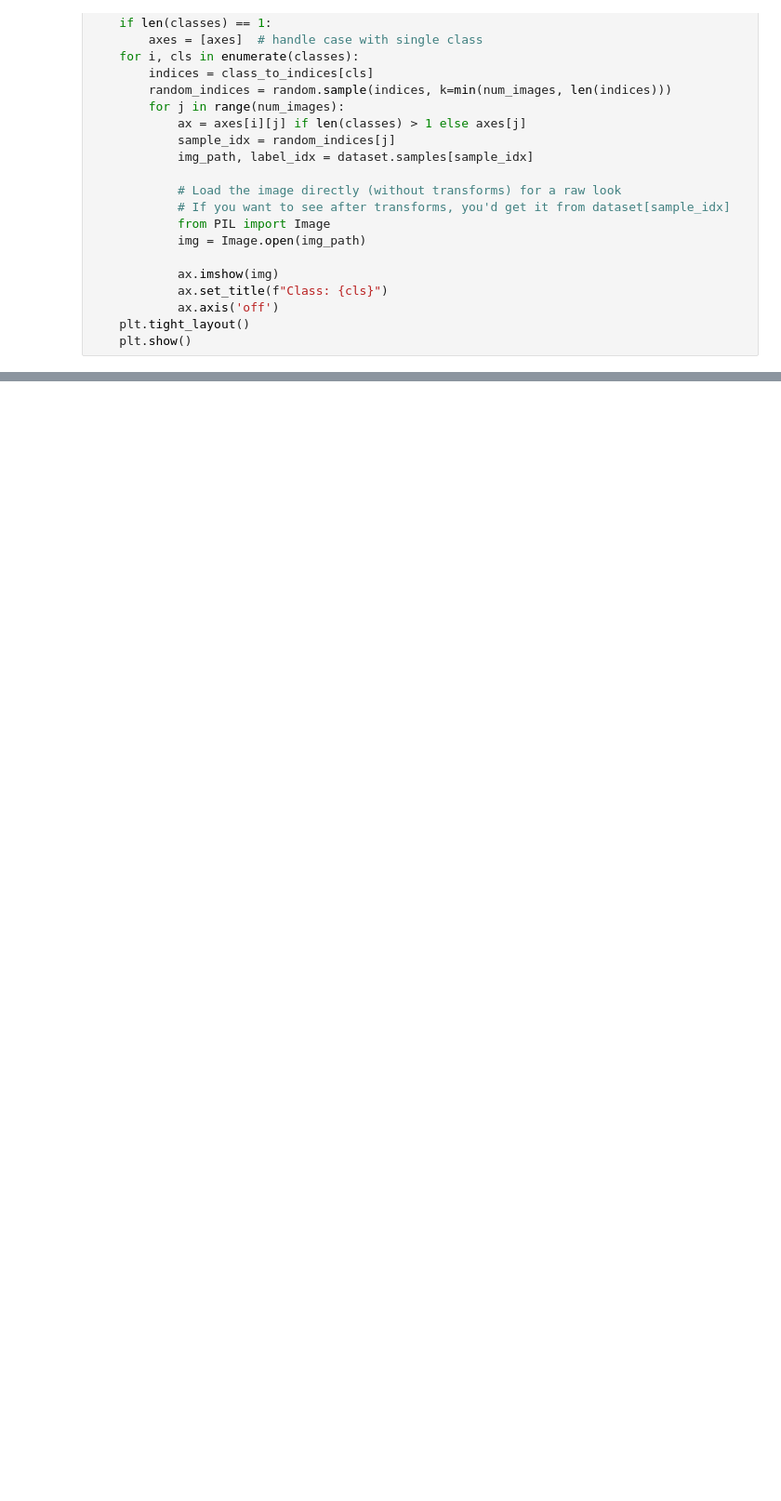
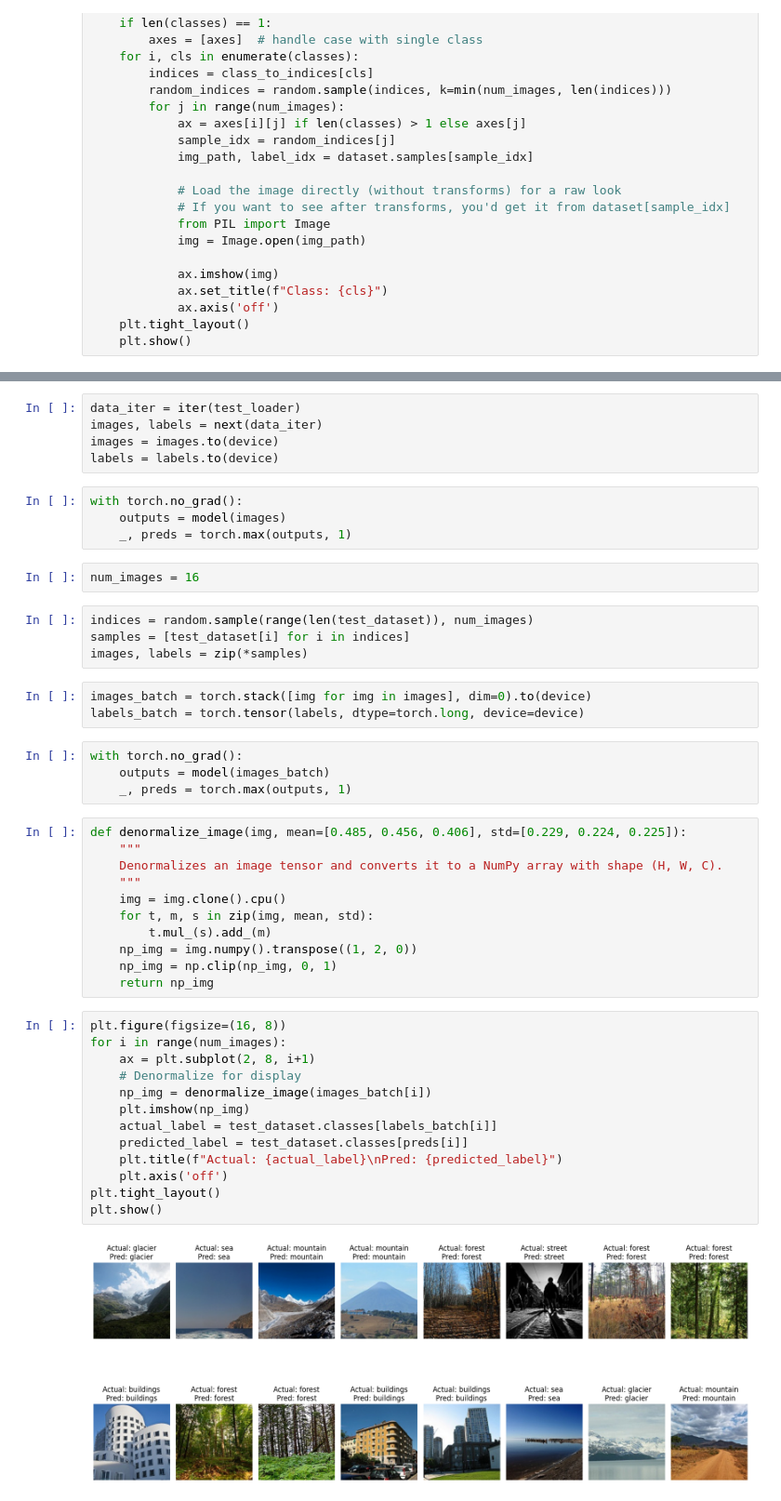
Before and after one commit to markiyanty/DLCV, a Jupyter notebook: main.ipynb, the cells around one changed output, grey strips where cells are left out. Shown at 93% size. Cells and saved outputs as stored; diff of their text form; blank space fills up the shorter version.

```diff
--- a/main.ipynb
+++ b/main.ipynb
@@ -139,0 +295,48 @@ show_random_images_per_class(train_dataset, train_dataset.classes, num_images=2)
+# %%
+data_iter = iter(test_loader)
+images, labels = next(data_iter)
+images = images.to(device)
+labels = labels.to(device)
+# %%
+with torch.no_grad():
+    outputs = model(images)
+    _, preds = torch.max(outputs, 1)
+# %%
+num_images = 16
+# %%
+indices = random.sample(range(len(test_dataset)), num_images)
+samples = [test_dataset[i] for i in indices]
+images, labels = zip(*samples)
+# %%
+images_batch = torch.stack([img for img in images], dim=0).to(device)
+labels_batch = torch.tensor(labels, dtype=torch.long, device=device)
+# %%
+with torch.no_grad():
+    outputs = model(images_batch)
+    _, preds = torch.max(outputs, 1)
+# %%
+def denormalize_image(img, mean=[0.485, 0.456, 0.406], std=[0.229, 0.224, 0.225]):
+    """
+    Denormalizes an image tensor and converts it to a NumPy array with shape (H, W, C).
+    """
+    img = img.clone().cpu()
+    for t, m, s in zip(img, mean, std):
+        t.mul_(s).add_(m)
+    np_img = img.numpy().transpose((1, 2, 0))
+    np_img = np.clip(np_img, 0, 1)
+    return np_img
+# %%
+plt.figure(figsize=(16, 8))
+for i in range(num_images):
+    ax = plt.subplot(2, 8, i+1)
+    # Denormalize for display
+    np_img = denormalize_image(images_batch[i])
+    plt.imshow(np_img)
+    actual_label = test_dataset.classes[labels_batch[i]]
+    predicted_label = test_dataset.classes[preds[i]]
+    plt.title(f"Actual: {actual_label}\nPred: {predicted_label}")
+    plt.axis('off')
+plt.tight_layout()
+plt.show()
+# %% [output]
+[figure, added]
```
Also changed, not shown: parts of 14 cells of this notebook, 3 other files.
